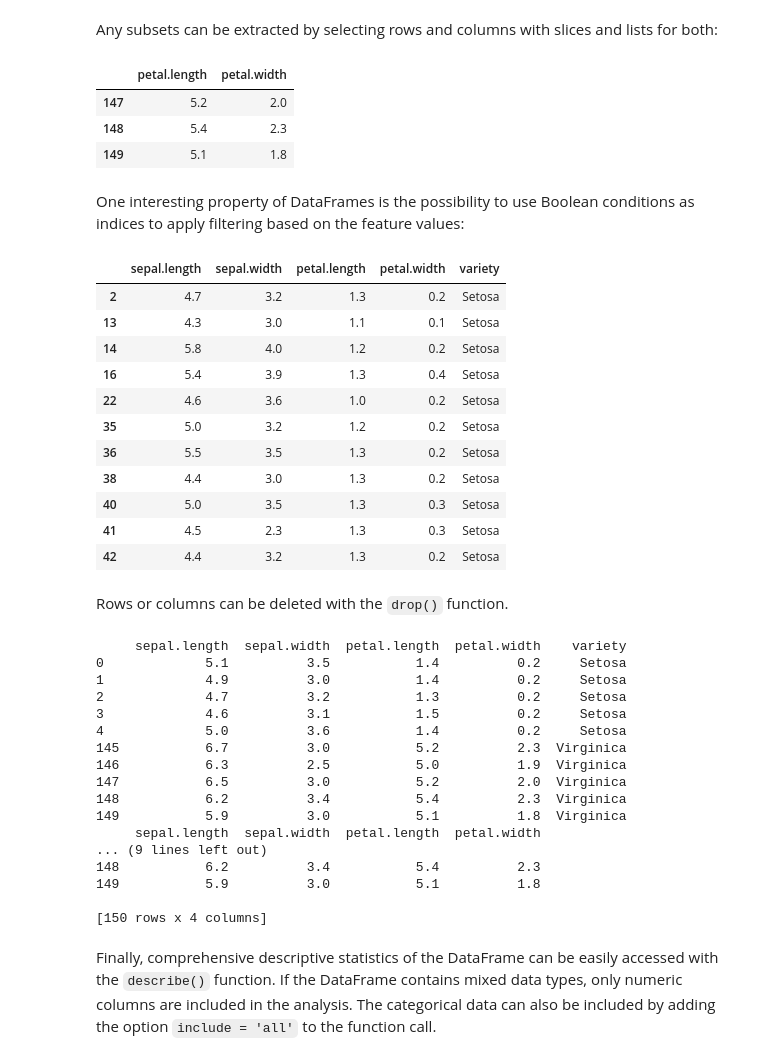
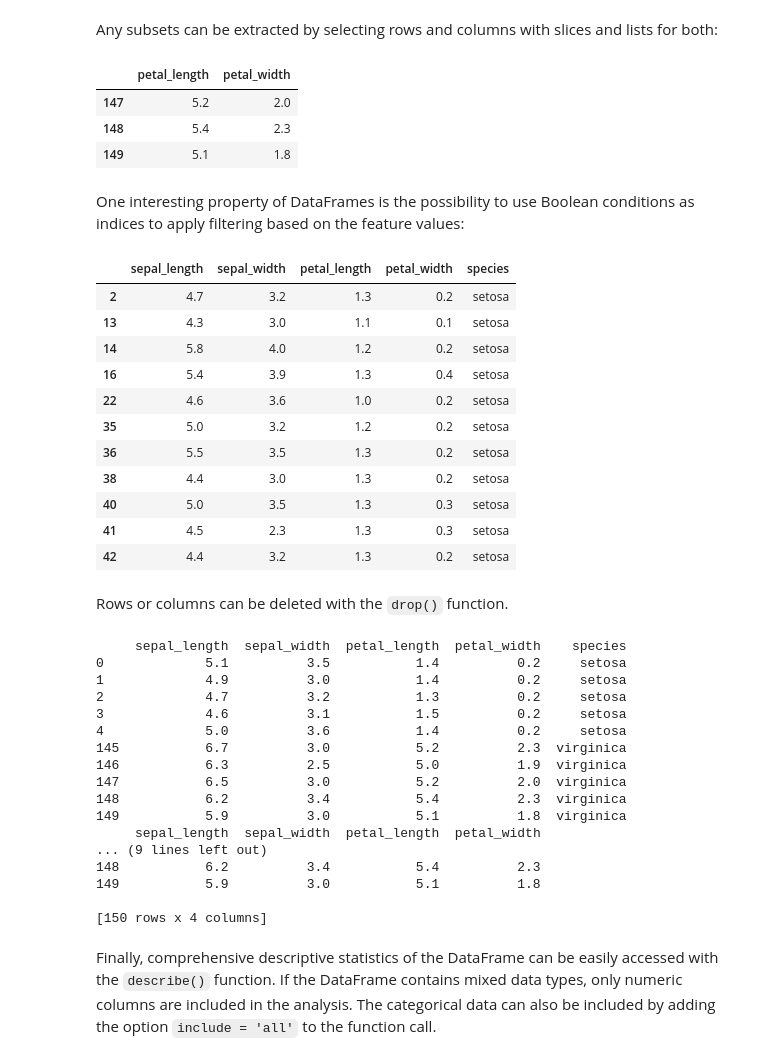
Before and after one commit to vesavvo/dkko, a Jupyter notebook: Tools_and_introduction.ipynb, the cells around one changed output. Saved outputs shown, nothing was run; the diff lists cells and outputs as text; code cells hidden in the pictures.

```diff
--- a/Tools_and_introduction.ipynb
+++ b/Tools_and_introduction.ipynb
@@ -218,47 +218,47 @@ iris_df.loc[0, 'sepal.width'] # sepal width of sample with index 0
 # %% [markdown]
 Any subsets can be extracted by selecting rows and columns with slices and lists for both:
 # %%
-iris_df.loc[147:, ['petal.length', 'petal.width']] # petal sizes for last three samples
+iris_df.loc[147:, ['petal_length', 'petal_width']] # petal sizes for last three samples
 # %% [output]
-|  | petal.length | petal.width |
+|  | petal_length | petal_width |
 | 147 | 5.2 | 2.0 |
 | 148 | 5.4 | 2.3 |
 | 149 | 5.1 | 1.8 |
 # %% [markdown]
 One interesting property of DataFrames is the possibility to use Boolean conditions as indices to apply filtering based on the feature values:
 # %%
-iris_df[iris_df['petal.length'] < 1.4] # all samples with petal length less than 1.4 cm
+iris_df[iris_df['petal_length'] < 1.4] # all samples with petal length less than 1.4 cm
 # %% [output]
-|  | sepal.length | sepal.width | petal.length | petal.width | variety |
-| 2 | 4.7 | 3.2 | 1.3 | 0.2 | Setosa |
-| 13 | 4.3 | 3.0 | 1.1 | 0.1 | Setosa |
-| 14 | 5.8 | 4.0 | 1.2 | 0.2 | Setosa |
-| 16 | 5.4 | 3.9 | 1.3 | 0.4 | Setosa |
-| 22 | 4.6 | 3.6 | 1.0 | 0.2 | Setosa |
-| 35 | 5.0 | 3.2 | 1.2 | 0.2 | Setosa |
-| 36 | 5.5 | 3.5 | 1.3 | 0.2 | Setosa |
-| 38 | 4.4 | 3.0 | 1.3 | 0.2 | Setosa |
-| 40 | 5.0 | 3.5 | 1.3 | 0.3 | Setosa |
-| 41 | 4.5 | 2.3 | 1.3 | 0.3 | Setosa |
-| 42 | 4.4 | 3.2 | 1.3 | 0.2 | Setosa |
+|  | sepal_length | sepal_width | petal_length | petal_width | species |
+| 2 | 4.7 | 3.2 | 1.3 | 0.2 | setosa |
+| 13 | 4.3 | 3.0 | 1.1 | 0.1 | setosa |
+| 14 | 5.8 | 4.0 | 1.2 | 0.2 | setosa |
+| 16 | 5.4 | 3.9 | 1.3 | 0.4 | setosa |
+| 22 | 4.6 | 3.6 | 1.0 | 0.2 | setosa |
+| 35 | 5.0 | 3.2 | 1.2 | 0.2 | setosa |
+| 36 | 5.5 | 3.5 | 1.3 | 0.2 | setosa |
+| 38 | 4.4 | 3.0 | 1.3 | 0.2 | setosa |
+| 40 | 5.0 | 3.5 | 1.3 | 0.3 | setosa |
+| 41 | 4.5 | 2.3 | 1.3 | 0.3 | setosa |
+| 42 | 4.4 | 3.2 | 1.3 | 0.2 | setosa |
 # %% [markdown]
 Rows or columns can be deleted with the `drop()` function.
 # %%
 print(iris_df.drop(iris_df.index[5:145])) # delete rows with indices from 5 to but not including 145
-print(iris_df.drop(columns = 'variety')) # drop the "variety" column
+print(iris_df.drop(columns = 'species')) # drop the "species" column
 # %% [output]
-     sepal.length  sepal.width  petal.length  petal.width    variety
-0             5.1          3.5           1.4          0.2     Setosa
-1             4.9          3.0           1.4          0.2     Setosa
-2             4.7          3.2           1.3          0.2     Setosa
-3             4.6          3.1           1.5          0.2     Setosa
-4             5.0          3.6           1.4          0.2     Setosa
-145           6.7          3.0           5.2          2.3  Virginica
-146           6.3          2.5           5.0          1.9  Virginica
-147           6.5          3.0           5.2          2.0  Virginica
-148           6.2          3.4           5.4          2.3  Virginica
-149           5.9          3.0           5.1          1.8  Virginica
-     sepal.length  sepal.width  petal.length  petal.width
+     sepal_length  sepal_width  petal_length  petal_width    species
+0             5.1          3.5           1.4          0.2     setosa
+1             4.9          3.0           1.4          0.2     setosa
+2             4.7          3.2           1.3          0.2     setosa
+3             4.6          3.1           1.5          0.2     setosa
+4             5.0          3.6           1.4          0.2     setosa
+145           6.7          3.0           5.2          2.3  virginica
+146           6.3          2.5           5.0          1.9  virginica
+147           6.5          3.0           5.2          2.0  virginica
+148           6.2          3.4           5.4          2.3  virginica
+149           5.9          3.0           5.1          1.8  virginica
+     sepal_length  sepal_width  petal_length  petal_width
 ... (9 lines left out)
 148           6.2          3.4           5.4          2.3
 149           5.9          3.0           5.1          1.8
```
Also changed, not shown: parts of 7 cells of this notebook, 2 other files.
